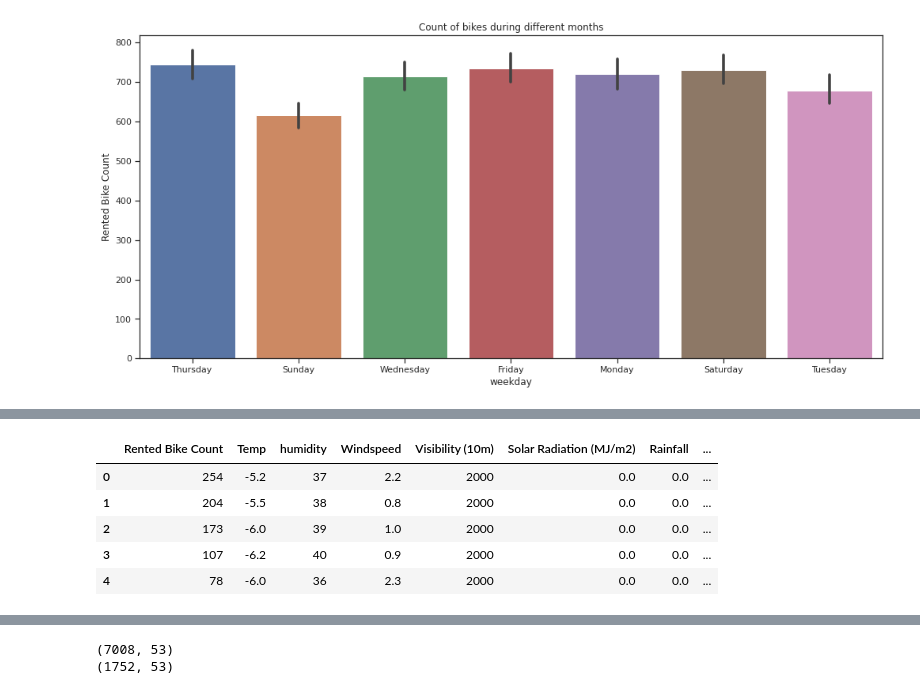
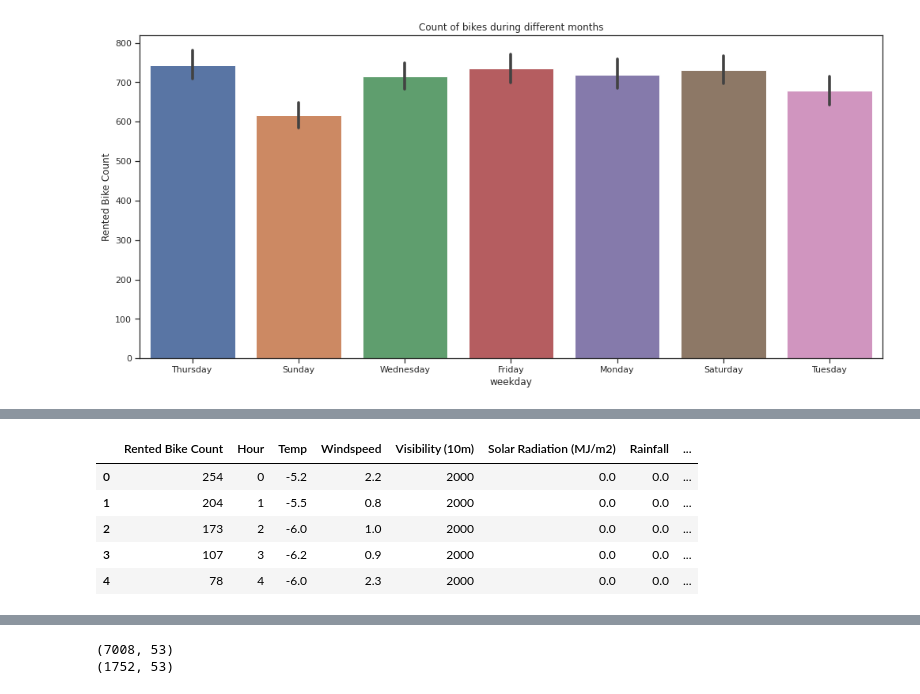
Before and after one commit to vkvinay0627/Bike-Sharing-Demand-Prediction---Capstone-Project, a Jupyter notebook: Bike_Sharing_Demand_Prediction_Capstone_Project.ipynb, the cells around one changed output, grey strips where cells are left out. Drawn from its saved outputs; the diff is of its cells as text; code cells hidden in the pictures.

```diff
--- a/Bike_Sharing_Demand_Prediction_Capstone_Project.ipynb
+++ b/Bike_Sharing_Demand_Prediction_Capstone_Project.ipynb
@@ -175,6 +178,6 @@ df_copy = df.copy()
 # %%
-df_copy.Date = pd.to_datetime(df_copy.Date)
-df_copy.info()
+df.Date = pd.to_datetime(df.Date)
+df.info()
 # %% [output]
 <class 'pandas.core.frame.DataFrame'>
 RangeIndex: 8760 entries, 0 to 8759
@@ -194,12 +197,12 @@ Data columns (total 14 columns):
 dtypes: datetime64[ns](1), float64(6), int64(4), object(3)
 memory usage: 958.2+ KB
 # %%
-# df_copy['weekday'] = df_copy['Date'].dt.day
-df_copy['month_name'] = df_copy['Date'].dt.month_name()
-df_copy['month'] = df_copy['Date'].dt.month
-df_copy['weekday'] = df_copy['Date'].dt.day_name()
-# df_copy['weekday_num'] = df_copy['Date'].dt.weekday
-df_copy.head()
+df['day'] = df['Date'].dt.day
+df['month_name'] = df['Date'].dt.month_name()
+df['month'] = df['Date'].dt.month
+df['weekday'] = df['Date'].dt.day_name()
+# df['weekday_num'] = df['Date'].dt.weekday
+df.head()
 # %% [output]
 |  | Date | Rented Bike Count | Hour | Temperature(°C) | Humidity(%) | Wind speed (m/s) | Visibility (10m) | ... |
 | 0 | 2017-01-12 | 254 | 0 | -5.2 | 37 | 2.2 | 2000 | ... |
@@ -229,11 +233,11 @@ month                          12
 weekday                         7
 dtype: int64
 # %%
-df_copy= df_copy.rename(columns={'Temperature(°C)':'Temp',
+df= df.rename(columns={'Temperature(°C)':'Temp',
                        'Wind speed (m/s)':'Windspeed',
                        'Humidity(%)':'humidity',
                        'Rainfall(mm)' : 'Rainfall'})
-df_copy.head()
+df.head()
 # %% [output]
 |  | Date | Rented Bike Count | Hour | Temp | humidity | Windspeed | Visibility (10m) | ... |
 | 0 | 2017-01-12 | 254 | 0 | -5.2 | 37 | 2.2 | 2000 | ... |
@@ -357,4 +431,4 @@ memory usage: 1.1+ MB
 # %%
-drop_column = ['Date','Dew point temperature(°C)']
-df_copy = df_copy.drop(drop_column,1)
+drop_column = ['Date','Dew point temperature(°C)','month','humidity','month','weekday']
+df = df.drop(drop_column,1)
 # %%
@@ -367,11 +441,11 @@ sns.heatmap(corr, annot=True, annot_kws={'size':15},cmap='coolwarm')
 # %%
 # One hot encoding
-df_copy = pd.get_dummies(df_copy, columns=['Seasons','month_name','Hour','Holiday','weekday','Functioning Day'], prefix=["Seasons", "month","hour","holiday","weekday","Functioning_Day"],drop_first=True)
-df_copy.head()
+df = pd.get_dummies(df, columns=['Seasons','Holiday','Functioning Day','month_name','day'], prefix=["Seasons","holiday","Functioning_Day","month","day"],drop_first=True)
+df.head()
 # %% [output]
-|  | Rented Bike Count | Temp | humidity | Windspeed | Visibility (10m) | Solar Radiation (MJ/m2) | Rainfall | ... |
-| 0 | 254 | -5.2 | 37 | 2.2 | 2000 | 0.0 | 0.0 | ... |
-| 1 | 204 | -5.5 | 38 | 0.8 | 2000 | 0.0 | 0.0 | ... |
-| 2 | 173 | -6.0 | 39 | 1.0 | 2000 | 0.0 | 0.0 | ... |
-| 3 | 107 | -6.2 | 40 | 0.9 | 2000 | 0.0 | 0.0 | ... |
-| 4 | 78 | -6.0 | 36 | 2.3 | 2000 | 0.0 | 0.0 | ... |
+|  | Rented Bike Count | Hour | Temp | Windspeed | Visibility (10m) | Solar Radiation (MJ/m2) | Rainfall | ... |
+| 0 | 254 | 0 | -5.2 | 2.2 | 2000 | 0.0 | 0.0 | ... |
+| 1 | 204 | 1 | -5.5 | 0.8 | 2000 | 0.0 | 0.0 | ... |
+| 2 | 173 | 2 | -6.0 | 1.0 | 2000 | 0.0 | 0.0 | ... |
+| 3 | 107 | 3 | -6.2 | 0.9 | 2000 | 0.0 | 0.0 | ... |
+| 4 | 78 | 4 | -6.0 | 2.3 | 2000 | 0.0 | 0.0 | ... |
```
Also changed, not shown: parts of 73 cells of this notebook.
